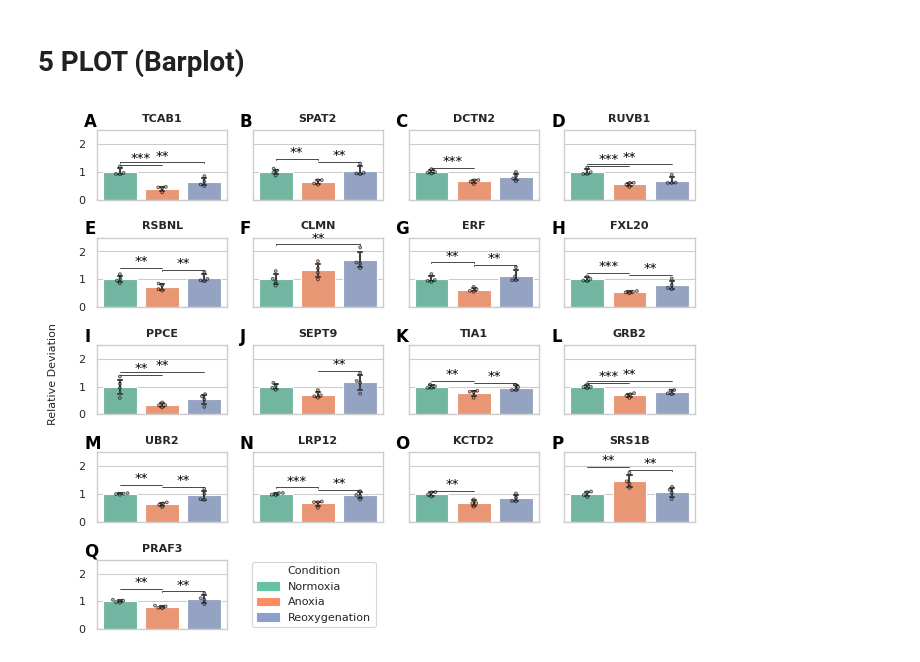
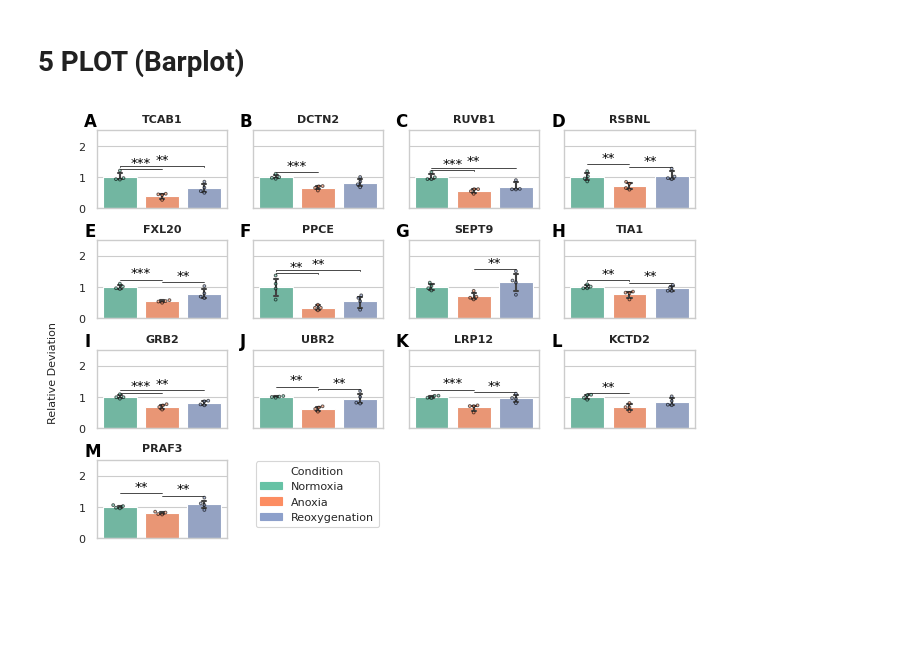
Before and after one commit to MagdalenaWinklhofer/WholeGenomeBisulphiteSequencing, a Jupyter notebook: DNAseq_pipeline/12_TMM_data_plot.ipynb, the cells around one changed output. Saved outputs shown, nothing was run; the diff lists cells and outputs as text; code cells hidden in the pictures; blank space fills up the shorter version.

```diff
--- a/DNAseq_pipeline/12_TMM_data_plot.ipynb
+++ b/DNAseq_pipeline/12_TMM_data_plot.ipynb
@@ -262,6 +262,10 @@ names = pd.read_csv('/home/maggy/WholeGenomeBisulphiteSequencing/DNAseq_pipeline
 names['symbol'] = names['symbol'].str.split('_').str[0]
 # %%
 from matplotlib.patches import Patch
+import seaborn as sns
+import matplotlib.pyplot as plt
+import numpy as np
+
 # Define the significance list
 sig_list = {
     'p AnoxiaReoxygenation': (1, 2),
@@ -281,23 +285,28 @@ sns.set_theme(palette='Set2', style='whitegrid', context='paper',
               rc={'axes.labelsize':8, 'xtick.labelsize':8, 'ytick.labelsize':8, 'legend.fontsize':8, 'legend.title_fontsize':8})
 
 # Create a figure with 4x4 subplots
-fig, axs = plt.subplots(5, 4, figsize=(17 / 2.54, 14 / 2.54), sharey=True, sharex=False)
+fig, axs = plt.subplots(4, 4, figsize=(17 / 2.54, 14 / 2.54), sharey=True, sharex=False)
 
 # Flatten axs array for easy indexing and letter annotations
 axs = axs.flatten()
 letters = 'ABCDEFGHIJKLMNOPQRSTUVWXYZ'
 
+# Initialize the subplot indexer
+subplot_idx = 0
+
 # Iterate over each geneid and data group
-for idx, (geneid, data) in enumerate(tmm_norm.groupby('Geneid')):
+for geneid, data in tmm_norm.groupby('Geneid'):
+    if geneid in ['ccar_ua02-g2350', 'ccar_ua15-g14343', 'ccar_ub21-g41935', 'ccar_ua14-g13591']:
+        continue
     # Skip non-significant genes
     if np.any(stat_res.loc[geneid, 'Test'] == ''):
         continue
 
     # If we run out of subplots, stop the loop
-    if idx >= len(axs):
+    if subplot_idx >= len(axs):
         break
 
-    ax = axs[idx]
+    ax = axs[subplot_idx]
     sns.barplot(data=data, x='condition', y='rel_deviation', capsize=0.1, err_kws={"linewidth": 1.5}, hue='condition', legend=False, ax=ax)
     sns.swarmplot(data=data, x='condition', y='rel_deviation', size=2, ax=ax, dodge=False, hue='condition', legend=False, linewidth=0.7, edgecolor="k", alpha=0.6)
     # significance bars
@@ -313,40 +322,46 @@ for idx, (geneid, data) in enumerate(tmm_norm.groupby('Geneid')):
         height = np.array([y, y + h, y + h, y]) + offset
         x1, x2 = x_pos[list(sig_list[name])]
         ax.plot([x1, x1, x2, x2], height, lw=0.5, c=col)
         ax.text((x1 + x2) * .5, y + h + offset, sig_cat(value), ha='center', va='bottom', color=col)
         offset += data['rel_deviation'].max() * 0.07
+
     ax.set_ylim(top=2.5)
     ax.set(xticklabels=[])
     ax.set_xlabel('').set_visible(False)
     ax.set_ylabel('').set_visible(False)
     ax.set_title(names['symbol'].get(geneid, default='unknown'), fontdict={'weight': 'bold'}, fontsize=8)
     # Annotate each subplot with a letter
-    ax.text(-0.1, 1.05, letters[idx], transform=ax.transAxes, size=12, weight='bold', color='black')
+    ax.text(-0.1, 1.05, letters[subplot_idx], transform=ax.transAxes, size=12, weight='bold', color='black')
     # get handles for legend
     handles, labels = ax.get_legend_handles_labels()
+
+    # Increment the subplot indexer
+    subplot_idx += 1
+
 # Hide any unused subplots
-for ax in axs[len(tmm_norm.groupby('Geneid')):]:
+for ax in axs[subplot_idx:]:
     ax.axis('off')
 
 # add common x and y label
 fig.supylabel('Relative Deviation', ha='center', va='center', rotation='vertical', fontsize=8)
 
 # add legend
 legend_elements = [Patch(color = sns.color_palette('Set2')[0], label = 'Normoxia'),
                    Patch(color = sns.color_palette('Set2')[1], label = 'Anoxia'),
                    Patch(color = sns.color_palette('Set2')[2], label = 'Reoxygenation')]
-fig.legend(handles = legend_elements, bbox_to_anchor=(0.41, 0.03), loc='lower center', title='Condition')
-
+fig.legend(handles = legend_elements, bbox_to_anchor=(0.415, 0.21), loc='lower center', title='Condition')
 
 # Adjust layout to prevent overlap
 plt.tight_layout()
+# Adjust subplot params for the space needed for the legend
+plt.subplots_adjust(bottom=0.2)
 # Display the figure
-plt.savefig('12_TMM_plot/DMR_expression_tmmpanel.svg')
-plt.savefig('12_TMM_plot/DMR_expression_tmmpanel.png', dpi=350)
+plt.savefig('12_TMM_plot/DMR_expression_tmmpanel.svg', bbox_inches='tight')
+plt.savefig('12_TMM_plot/DMR_expression_tmmpanel.png', dpi=350, bbox_inches='tight')
 plt.show()
 plt.close()
 # %% [output]
-[figure, old version]
+[figure, new version]
 # %%
 # define sig list
 sig_list = {'p AnoxiaReoxygenation': (1,2),
```
Also changed, not shown: parts of 1 cell of this notebook, 15 other files.
